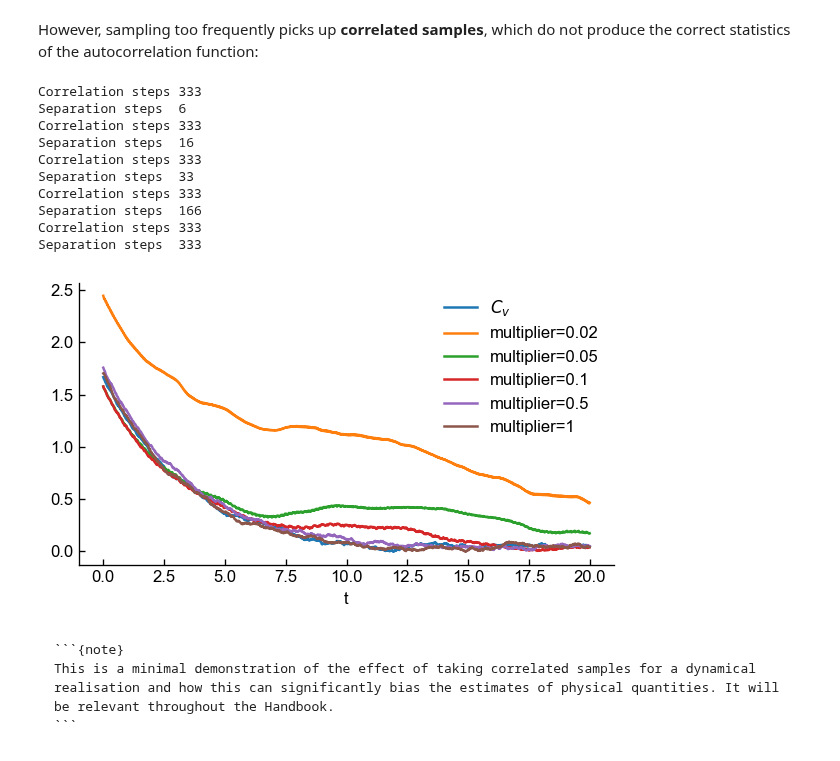
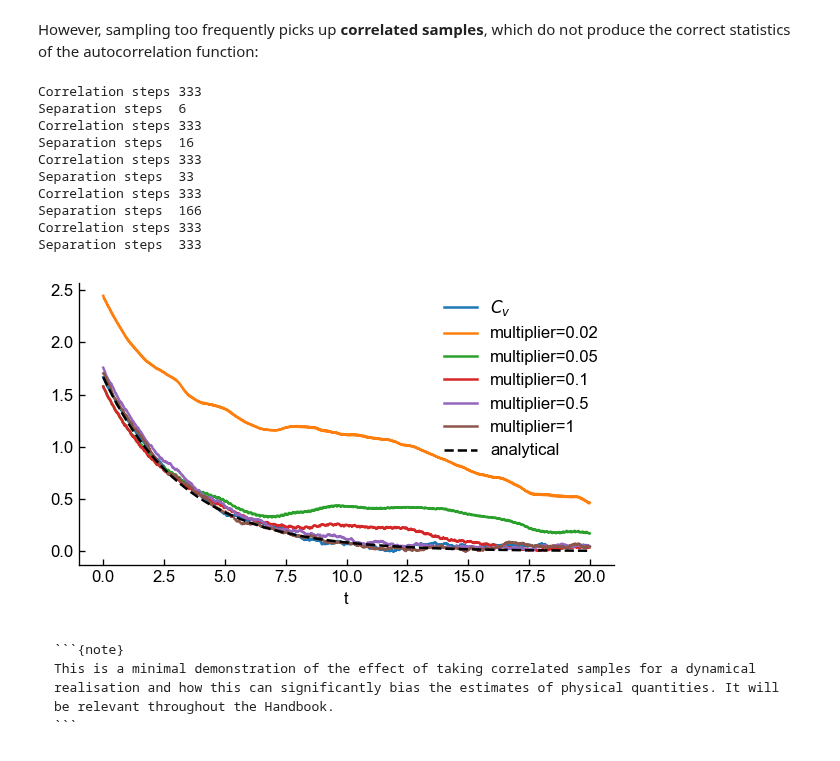
Before and after one commit to FTurci/mirror-handbook-particle-sim, a Jupyter notebook: contents/langevin.ipynb, the cells around one changed output. Saved outputs shown, nothing was run; the diff lists cells and outputs as text; code cells hidden in the pictures.

`````diff
--- a/contents/langevin.ipynb
+++ b/contents/langevin.ipynb
@@ -440,7 +440,8 @@ def cv_many_realisations(v0, xi, theta0, m, num_realisations, steps=2000, dt=0.0
 
 xi, theta0, m = 0.3, 0.5, 1.0
 # we are at equilibrium, so v0**2 = theta0/xi= kT
-v0 = np.sqrt(theta0 / xi)
+T = theta0 / xi
+v0 = np.sqrt(T)
 dfmany = pd.DataFrame(
     np.column_stack(cv_many_realisations(v0, xi, theta0, m, num_realisations=2000)),
     columns=["t", "$C_v$"],
@@ -493,27 +494,30 @@ However, sampling too frequently picks up **correlated samples**, which do not p
 # %%
 ax = dfmany.plot(x="t", y="$C_v$", figsize=(5, 3))
 
 for multiplier in [0.02, 0.05, 0.1, 0.5, 1]:
     label = f"multiplier={multiplier}"
     dfone = pd.DataFrame(
         np.column_stack(
             cv_one_realisation(v0, xi, theta0, m, num_begin=2000, multiplier=multiplier)
         ),
         columns=["t", label],
     )
-    plot = dfone.plot(x="t", y=label, ax=ax)
+    dfone.plot(x="t", y=label, ax=ax)
+
+dfmany["analytical"] = T / m * np.exp(-xi / m * dfmany["t"])
+plot = dfmany.plot(x="t", y="analytical", ax=ax, style="--k")
 # %% [output]
 Correlation steps 333
 Separation steps  6
 Correlation steps 333
 Separation steps  16
 Correlation steps 333
 Separation steps  33
 Correlation steps 333
 Separation steps  166
 Correlation steps 333
 Separation steps  333
-[figure, old version]
+[figure, new version]
 # %% [markdown]
 ````{margin}
 ```{note}
`````
Also changed, not shown: parts of 3 cells of this notebook.
